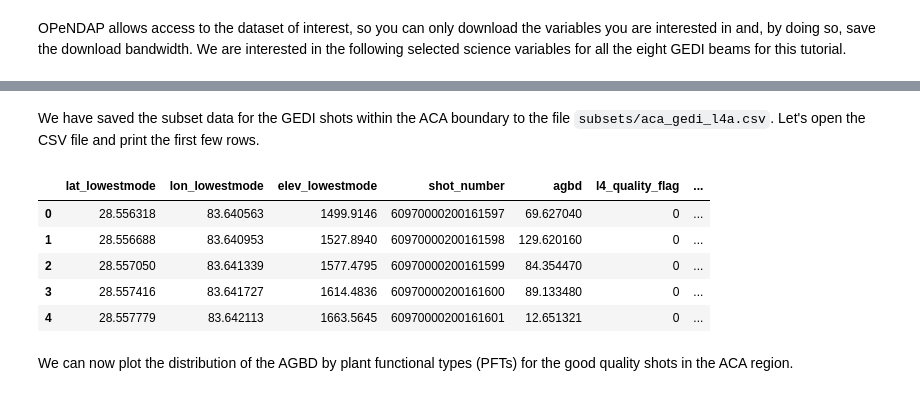
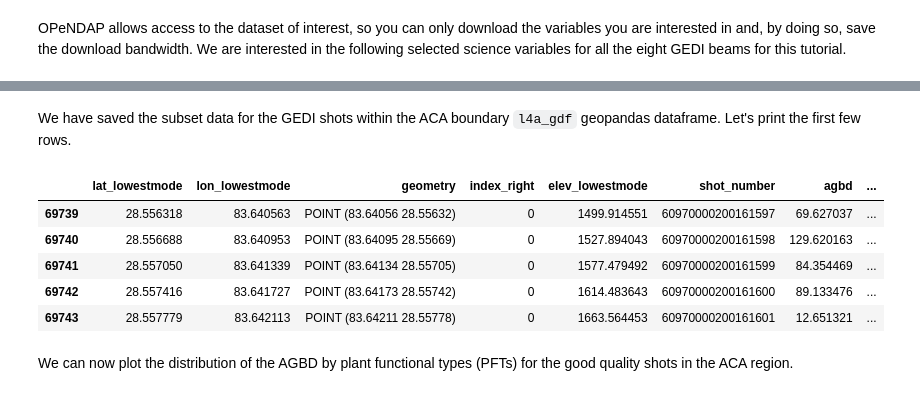
Before and after one commit to ornldaac/gedi_tutorials, a Jupyter notebook: notebooks/gedi_l4a_access_hyrax.ipynb, the cells around one changed output, grey strips where cells are left out. Saved outputs shown, nothing was run; the diff lists cells and outputs as text; code cells hidden in the pictures.

```diff
--- a/notebooks/gedi_l4a_access_hyrax.ipynb
+++ b/notebooks/gedi_l4a_access_hyrax.ipynb
@@ -205,16 +151,14 @@ for g_name in opendap_arr:
 # %% [markdown]
-We have saved the subset data for the GEDI shots within the ACA boundary to the file `subsets/aca_gedi_l4a.csv`. Let's open the CSV file and print the first few rows.
+We have saved the subset data for the GEDI shots within the ACA boundary `l4a_gdf` geopandas dataframe. Let's print the first few rows.
-# %%
-# reading the csv file created in the last step
-l4a_df = pd.read_csv(out_csv)
-l4a_df.head()
-# %% [output]
-|  | lat_lowestmode | lon_lowestmode | elev_lowestmode | shot_number | agbd | l4_quality_flag | ... |
-| 0 | 28.556318 | 83.640563 | 1499.9146 | 60970000200161597 | 69.627040 | 0 | ... |
-| 1 | 28.556688 | 83.640953 | 1527.8940 | 60970000200161598 | 129.620160 | 0 | ... |
-| 2 | 28.557050 | 83.641339 | 1577.4795 | 60970000200161599 | 84.354470 | 0 | ... |
-| 3 | 28.557416 | 83.641727 | 1614.4836 | 60970000200161600 | 89.133480 | 0 | ... |
-| 4 | 28.557779 | 83.642113 | 1663.5645 | 60970000200161601 | 12.651321 | 0 | ... |
+# %%
+l4a_gdf.head()
+# %% [output]
+|  | lat_lowestmode | lon_lowestmode | geometry | index_right | elev_lowestmode | shot_number | agbd | ... |
+| 69739 | 28.556318 | 83.640563 | POINT (83.64056 28.55632) | 0 | 1499.914551 | 60970000200161597 | 69.627037 | ... |
+| 69740 | 28.556688 | 83.640953 | POINT (83.64095 28.55669) | 0 | 1527.894043 | 60970000200161598 | 129.620163 | ... |
+| 69741 | 28.557050 | 83.641339 | POINT (83.64134 28.55705) | 0 | 1577.479492 | 60970000200161599 | 84.354469 | ... |
+| 69742 | 28.557416 | 83.641727 | POINT (83.64173 28.55742) | 0 | 1614.483643 | 60970000200161600 | 89.133476 | ... |
+| 69743 | 28.557779 | 83.642113 | POINT (83.64211 28.55778) | 0 | 1663.564453 | 60970000200161601 | 12.651321 | ... |
 # %% [markdown]
 We can now plot the distribution of the AGBD by plant functional types (PFTs) for the good quality shots in the ACA region.
 # %%
```
Also changed, not shown: parts of 26 cells of this notebook, 50 other files.
